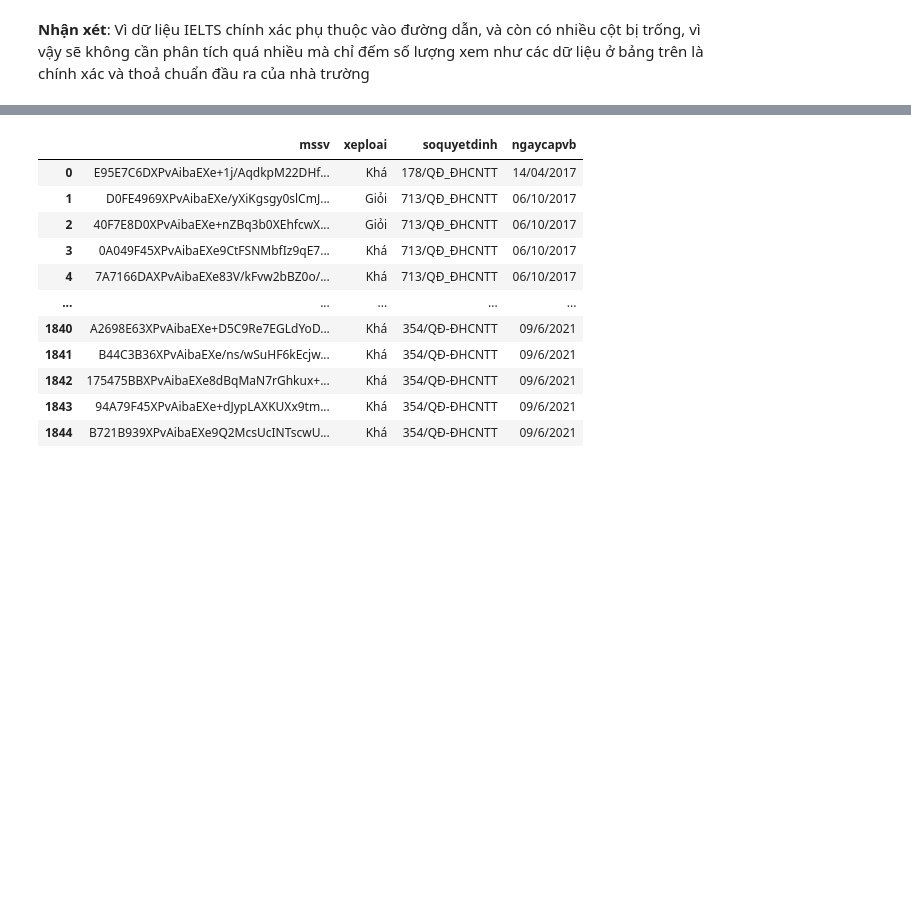
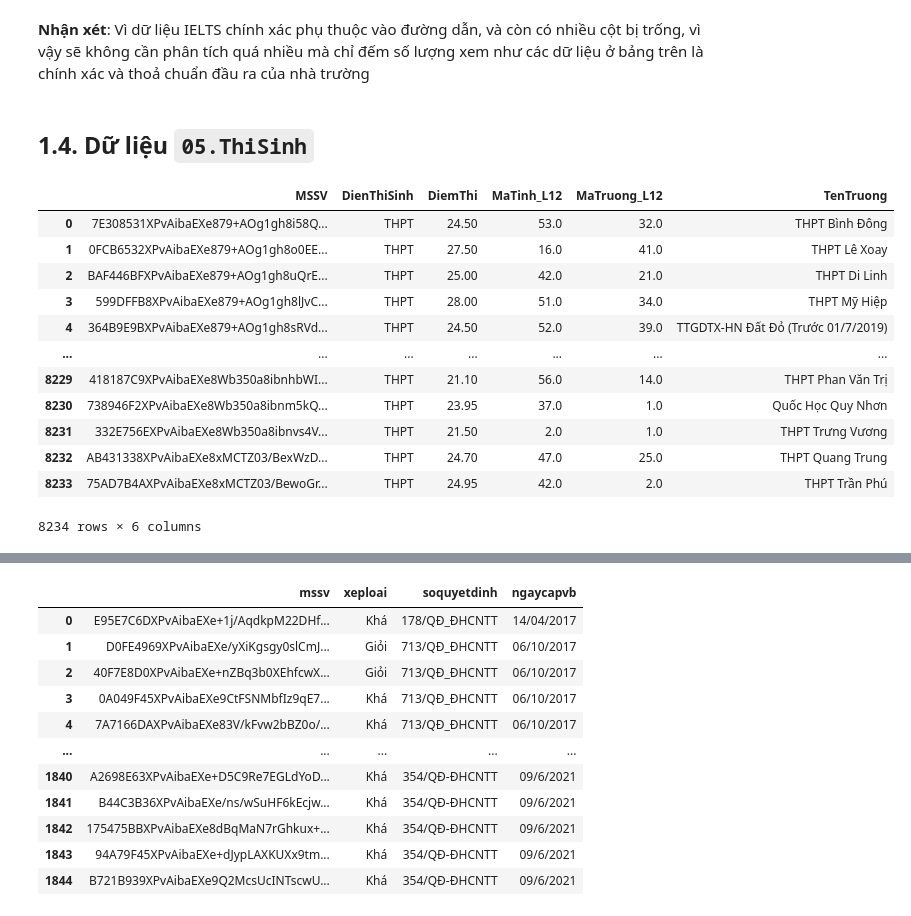
Before and after one commit to Long3309/Final-Project, a Jupyter notebook: BTTH1.ipynb, the cells around one changed output, grey strips where cells are left out. Cells and saved outputs as stored; diff of their text form; code cells hidden in the pictures; blank space fills up the shorter version.

```diff
--- a/BTTH1.ipynb
+++ b/BTTH1.ipynb
@@ -456,3 +456,25 @@ See the caveats in the documentation: https://pandas.pydata.org/pandas-docs/stab
 **Nhận xét**: Vì dữ liệu IELTS chính xác phụ thuộc vào đường dẫn,
 và còn có nhiều cột bị trống, vì vậy sẽ không cần phân tích quá nhiều mà chỉ đếm số lượng
 xem như các dữ liệu ở bảng trên là chính xác và thoả chuẩn đầu ra của nhà trường
+# %% [markdown]
+## 1.4. Dữ liệu `05.ThiSinh`
+# %%
+thisinh = pd.read_excel("Education_dataset_V2/05.ThiSinh.xlsx")
+new_columns = ['MSSV', 'DienThiSinh', 'DiemThi', 'MaTinh_L12', 'MaTruong_L12',
+       'TenTruong']
+thisinh.columns = new_columns
+thisinh
+# %% [output]
+|  | MSSV | DienThiSinh | DiemThi | MaTinh_L12 | MaTruong_L12 | TenTruong |
+| 0 | 7E308531XPvAibaEXe879+AOg1gh8i58Q... | THPT | 24.50 | 53.0 | 32.0 | THPT Bình Đông |
+| 1 | 0FCB6532XPvAibaEXe879+AOg1gh8o0EE... | THPT | 27.50 | 16.0 | 41.0 | THPT Lê Xoay |
+| 2 | BAF446BFXPvAibaEXe879+AOg1gh8uQrE... | THPT | 25.00 | 42.0 | 21.0 | THPT Di Linh |
+| 3 | 599DFFB8XPvAibaEXe879+AOg1gh8lJvC... | THPT | 28.00 | 51.0 | 34.0 | THPT Mỹ Hiệp |
+| 4 | 364B9E9BXPvAibaEXe879+AOg1gh8sRVd... | THPT | 24.50 | 52.0 | 39.0 | TTGDTX-HN Đất Đỏ (Trước 01/7/2019) |
+| ... | ... | ... | ... | ... | ... | ... |
+| 8229 | 418187C9XPvAibaEXe8Wb350a8ibnhbWI... | THPT | 21.10 | 56.0 | 14.0 | THPT Phan Văn Trị |
+| 8230 | 738946F2XPvAibaEXe8Wb350a8ibnm5kQ... | THPT | 23.95 | 37.0 | 1.0 | Quốc Học Quy Nhơn |
+| 8231 | 332E756EXPvAibaEXe8Wb350a8ibnvs4V... | THPT | 21.50 | 2.0 | 1.0 | THPT Trưng Vương |
+| 8232 | AB431338XPvAibaEXe8xMCTZ03/BexWzD... | THPT | 24.70 | 47.0 | 25.0 | THPT Quang Trung |
+| 8233 | 75AD7B4AXPvAibaEXe8xMCTZ03/BewoGr... | THPT | 24.95 | 42.0 | 2.0 | THPT Trần Phú |
+8234 rows × 6 columns
```
Also changed, not shown: parts of 25 cells of this notebook, 5 other files.
